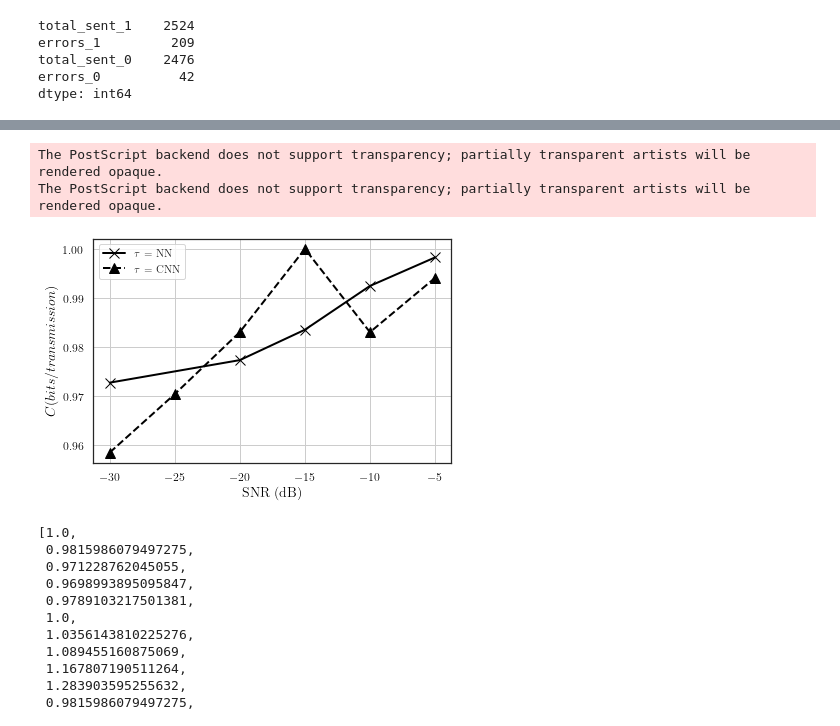
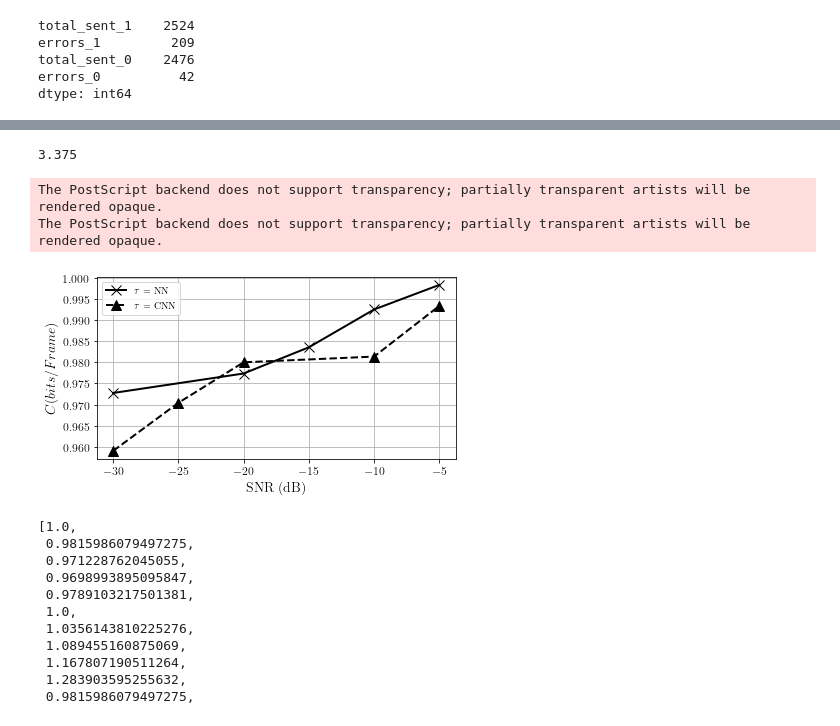
Before and after one commit to IMTAltiStudiLucca/mentalist, a Jupyter notebook: src/plotting.ipynb, the cells around one changed output, grey strips where cells are left out. Saved outputs shown, nothing was run; the diff lists cells and outputs as text; code cells hidden in the pictures.

```diff
--- a/src/plotting.ipynb
+++ b/src/plotting.ipynb
@@ -174,5 +199,3 @@ font = {'fontname': 'Times New Roman',
-# %%
-mpl.rc('font',family='Times New Roman')
 # %%
 
 plt.plot(deltas.X,deltas.y_values,'-o',c='b',label='Score variation')
@@ -239,5 +258,3 @@ gb_for_error_rate['error_rate'] =  gb_for_error_rate['error']/(gb_for_error_rate
 import matplotlib.pyplot as plt
 # %%
 gb_for_error_rate = gb_for_error_rate.astype({'sim_n':int})
-# %%
-plt.rcParams.keys()
@@ -1451,0 +1613,4 @@ TypeError: Invalid comparison between dtype=category and int
+# %%
+binned_nn = pd.read_csv('binned_nn.csv')
+# %%
+cap_selection_nn = (binned_nn.binned >= -30) & (binned_nn.binned < 0)
@@ -1452,24 +1620,29 @@ TypeError: Invalid comparison between dtype=category and int
+# %%
+X
+# %% [output]
+3.375
 # %%
-plt.plot(binned[cap_selection_nn].binned,binned[cap_selection_nn].capacity,'x-',c='black',label=r'$\tau$ = NN',linewidth=2,markersize=10)
+plt.figure(figsize=[6, 3.375])
+plt.plot(binned_nn[cap_selection_nn].binned,binned_nn[cap_selection_nn].capacity,'x-',c='black',label=r'$\tau$ = NN',linewidth=2,markersize=10)
 plt.plot(binned_cnn[cap_selection_cnn].binned,binned_cnn[cap_selection_cnn].capacity,'^--',c='black',label=r'$\tau$ = CNN',linewidth=2,markersize=10)
 plt.xlabel('SNR (dB)',fontsize=14,fontdict=font)
-plt.ylabel('$C (bits/transmission)$',fontsize=14,fontdict=font)
+plt.ylabel('$C (bits/Frame)$',fontsize=14,fontdict=font)
 plt.xticks(fontsize=12,**font)
 plt.yticks(fontsize=12,**font)
 plt.grid()
 plt.legend(loc='best')
 # plt.yscale('log')
 
 plt.tight_layout()
 plt.savefig('plots/snr_cap.png', dpi=300)
 plt.savefig('plots/snr_cap.eps', dpi=300)
 plt.savefig('plots/snr_cap.svg', dpi=300)
 plt.savefig('plots/snr_cap.pdf', dpi=300)
 plt.show()
 # %% [output]
 The PostScript backend does not support transparency; partially transparent artists will be rendered opaque.
 The PostScript backend does not support transparency; partially transparent artists will be rendered opaque.
-[figure, old version]
+[figure, new version]
 # %%
 def simple_get_capacity(error_rate_0,error_rate_1):
     capacity_0 = 0.5*(error_rate_0 + (1 - error_rate_0)*math.log2(1 - error_rate_0))
```
Also changed, not shown: parts of 131 cells of this notebook, 1 other file.
